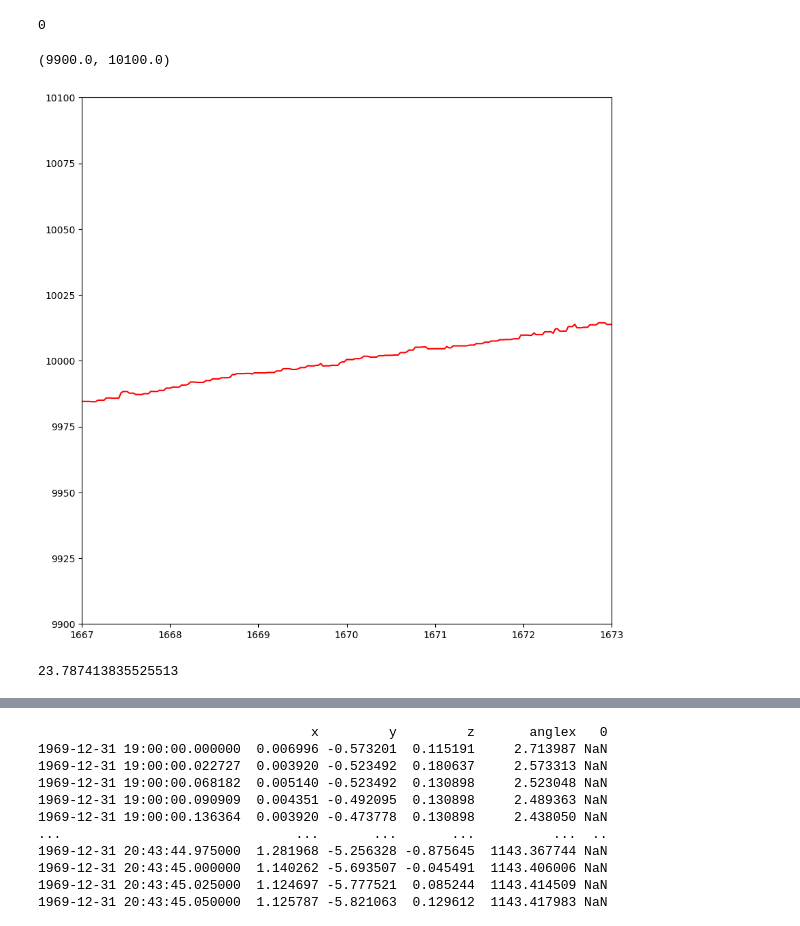
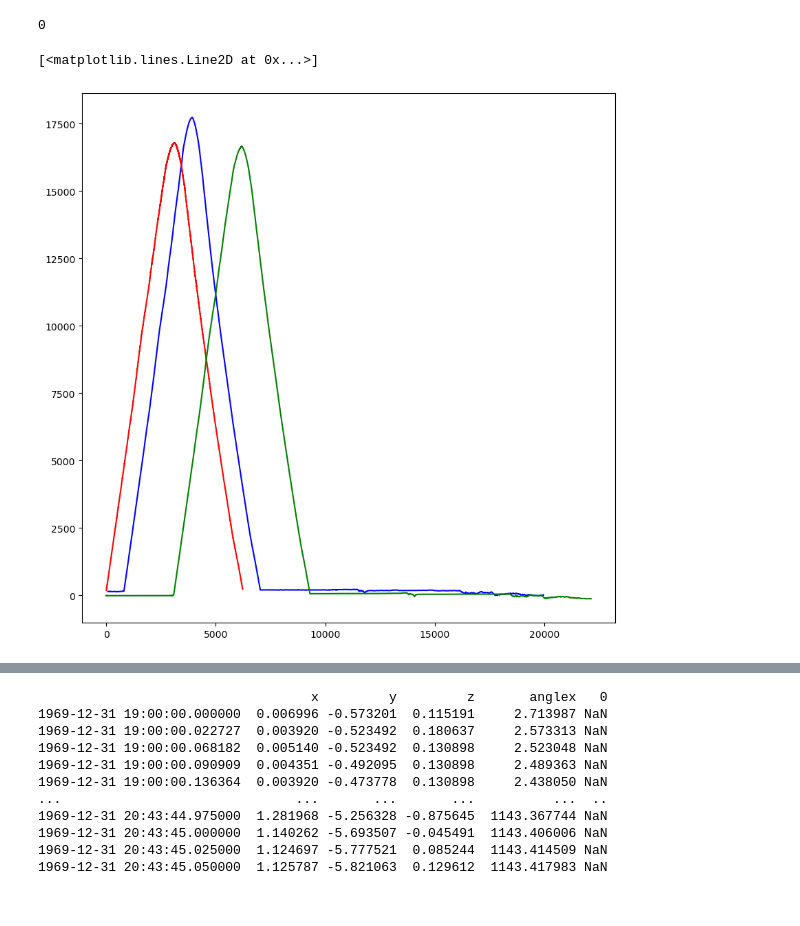
Before and after one commit to UMDBPP/TUFFcode, a Jupyter notebook: Data Analysis/data playground.ipynb, the cells around one changed output, grey strips where cells are left out. Saved outputs shown, nothing was run; the diff lists cells and outputs as text; code cells hidden in the pictures.

Commit message:
processing altitude and ascent rate

```diff
--- a/Data Analysis/data playground.ipynb
+++ b/Data Analysis/data playground.ipynb
@@ -97,19 +97,19 @@ min(df_helios['t (s)'])
 # %%
 import matplotlib.pyplot as plt
 
 plt.rcParams['figure.figsize'] = (10,10)
 
 fig, ax1 = plt.subplots(1,1,sharex=True)
 
 ax1.plot(df_choppies['Time (s)'], df_choppies['Alt (m)'], c='b')
 ax1.plot(df['Time (s)'], df['Altitude (km)']*.3048, c='r')
 ax1.plot(df_helios['t (s)'], df_helios['pressure altitude (m)'], c='g')
 
-ax1.set_xlim(1667, 1673)
-ax1.set_ylim(9900, 10100)
+# ax1.set_xlim(1667, 1673)
+# ax1.set_ylim(9900, 10100)
 # %% [output]
-(9900.0, 10100.0)
+[<matplotlib.lines.Line2D at 0x...>]
-[figure, old version]
+[figure, new version]
 # %%
 # Clean up relevant data
 import time
@@ -131,6 +131,11 @@ tension_mask = np.isfinite(tension)
 t_tension = df[t][tension_mask]
 tension = tension[tension_mask]
 
+altitude = np.array(df['Altitude (km)']).astype(np.double)
+altitude_mask = np.isfinite(altitude)
+t_altitude = df[t][altitude_mask]
+altitude = altitude[altitude_mask]
+
 anglex = df[y2][mask]*np.pi/180
 angley = df[y3][mask]*np.pi/180
 anglez = df[y4][mask]*np.pi/180
@@ -142,14 +147,12 @@ anglez = (anglez - np.pi)
 
 anglex_corr = anglex.reset_index(drop=True)
 # print(anglex_corr)
-t1 = time.time()
-for i,a in enumerate(anglex_corr):
-    if i+1 < len(anglex_corr):
-        if a-anglex_corr[i+1] > 6:
-            anglex_corr[i+1:] = np.add([2*np.pi]*len(anglex_corr[i+1:]), anglex_corr[i+1:])
-        elif a-anglex_corr[i+1] < -6:
-            anglex_corr[i+1:] = np.add([-2*np.pi]*len(anglex_corr[i+1:]), anglex_corr[i+1:])
-print(time.time()-t1)
+# t1 = time.time()
+# for i,a in enumerate(anglex_corr):
+#     if i+1 < len(anglex_corr):
+#         if a-anglex_corr[i+1] > 6:
+#             anglex_corr[i+1:] = np.add([2*np.pi]*len(anglex_corr[i+1:]), anglex_corr[i+1:])
+#         elif a-anglex_corr[i+1] < -6:
+#             anglex_corr[i+1:] = np.add([-2*np.pi]*len(anglex_corr[i+1:]), anglex_corr[i+1:])
+# print(time.time()-t1)
-# %% [output]
-23.787413835525513
 # %%
```
Also changed, not shown: parts of 5 cells of this notebook.
